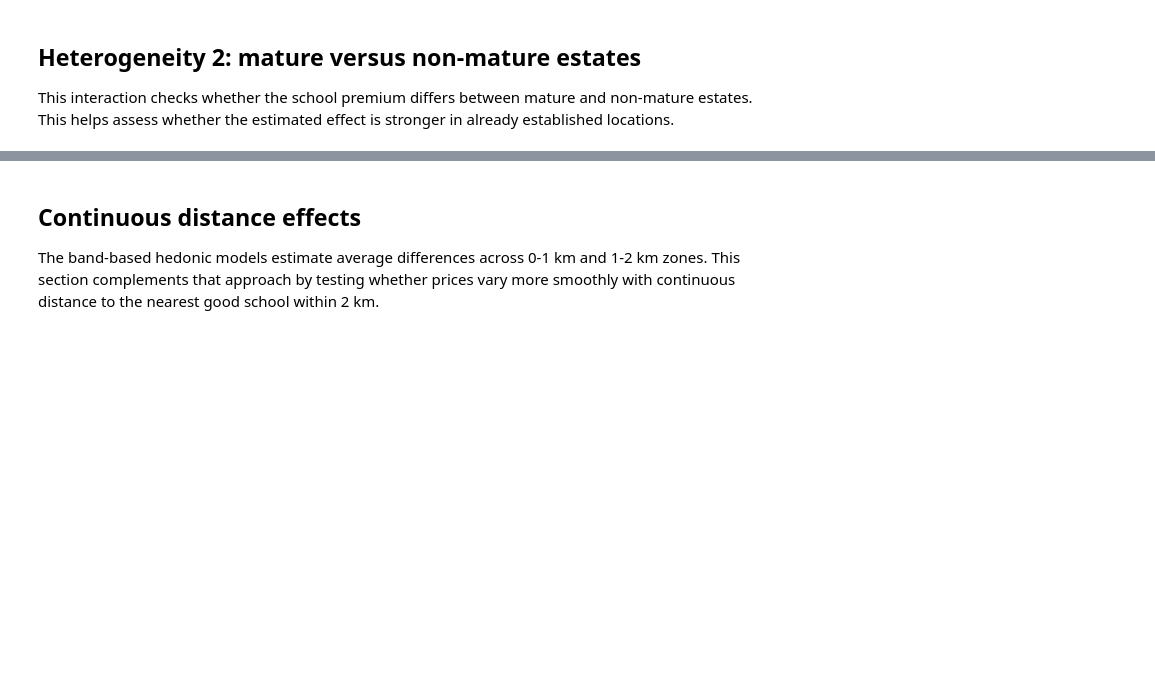
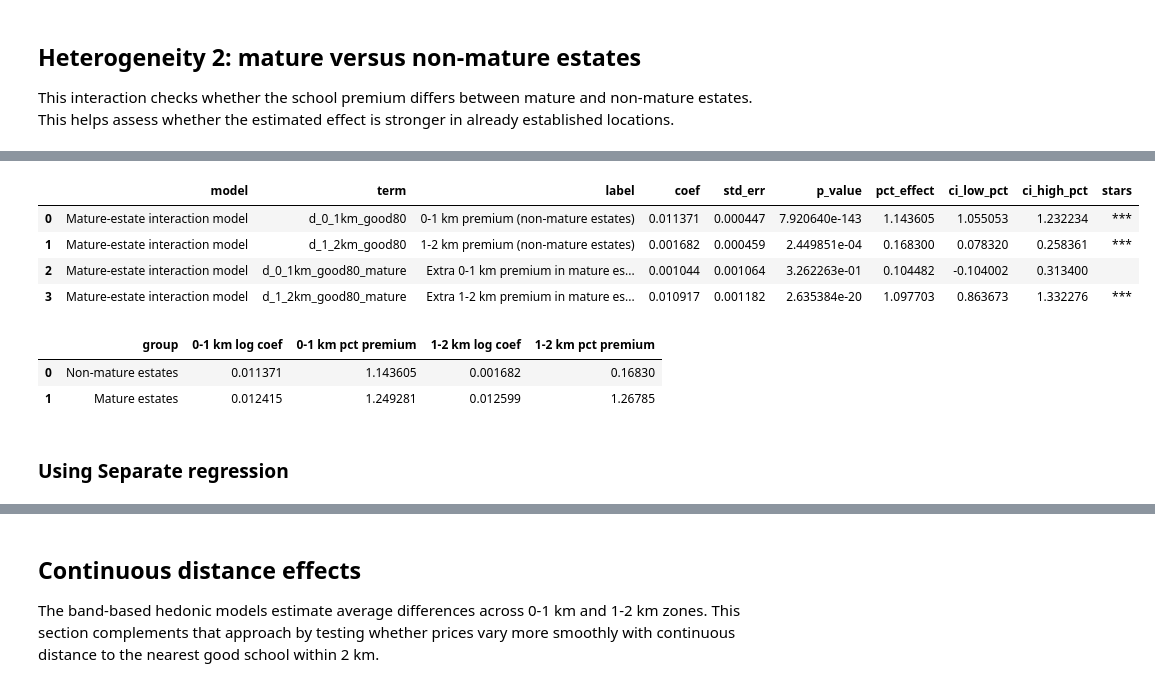
Before and after one commit to KeaganLai/DSA4264-Public-Policy-and-Society, a Jupyter notebook: src/hedonic.ipynb, the cells around one changed output, grey strips where cells are left out. Cells and saved outputs as stored; diff of their text form; code cells hidden in the pictures; blank space fills up the shorter version.

Commit message:
Interaction effects

```diff
--- a/src/hedonic.ipynb
+++ b/src/hedonic.ipynb
@@ -780,3 +843,62 @@ This interaction checks whether the school premium differs between mature and no
+# %%
+# ============================================================
+# Summarise mature-estate interaction results
+# ============================================================
+
+interaction_results_mature = summarize_terms(
+    model_mature_interaction,
+    mature_interaction_terms,
+    "Mature-estate interaction model"
+)
+
+interaction_results_mature["label"] = interaction_results_mature["term"].replace({
+    MAIN_SCHOOL_VAR: "0-1 km premium (non-mature estates)",
+    SECONDARY_SCHOOL_VAR: "1-2 km premium (non-mature estates)",
+    f"{MAIN_SCHOOL_VAR}_mature": "Extra 0-1 km premium in mature estates",
+    f"{SECONDARY_SCHOOL_VAR}_mature": "Extra 1-2 km premium in mature estates",
+})
+
+interaction_results_mature = add_ci_columns(interaction_results_mature)
+
+interaction_results_mature[[
+    "model", "term", "label", "coef", "std_err", "p_value",
+    "pct_effect", "ci_low_pct", "ci_high_pct", "stars"
+]]
+# %% [output]
+|  | model | term | label | coef | std_err | p_value | pct_effect | ci_low_pct | ci_high_pct | stars |
+| 0 | Mature-estate interaction model | d_0_1km_good80 | 0-1 km premium (non-mature estates) | 0.011371 | 0.000447 | 7.920640e-143 | 1.143605 | 1.055053 | 1.232234 | *** |
+| 1 | Mature-estate interaction model | d_1_2km_good80 | 1-2 km premium (non-mature estates) | 0.001682 | 0.000459 | 2.449851e-04 | 0.168300 | 0.078320 | 0.258361 | *** |
+| 2 | Mature-estate interaction model | d_0_1km_good80_mature | Extra 0-1 km premium in mature es... | 0.001044 | 0.001064 | 3.262263e-01 | 0.104482 | -0.104002 | 0.313400 |  |
+| 3 | Mature-estate interaction model | d_1_2km_good80_mature | Extra 1-2 km premium in mature es... | 0.010917 | 0.001182 | 2.635384e-20 | 1.097703 | 0.863673 | 1.332276 | *** |
+# %%
+# ============================================================
+# Compute implied premiums for mature vs non-mature estates
+# ============================================================
+
+b_non_01 = model_mature_interaction.params[MAIN_SCHOOL_VAR]
+b_non_12 = model_mature_interaction.params[SECONDARY_SCHOOL_VAR]
+
+b_diff_01 = model_mature_interaction.params[f"{MAIN_SCHOOL_VAR}_mature"]
+b_diff_12 = model_mature_interaction.params[f"{SECONDARY_SCHOOL_VAR}_mature"]
+
+b_mat_01 = b_non_01 + b_diff_01
+b_mat_12 = b_non_12 + b_diff_12
+
+premium_compare = pd.DataFrame({
+    "group": ["Non-mature estates", "Mature estates"],
+    "0-1 km log coef": [b_non_01, b_mat_01],
+    "0-1 km pct premium": [pct_effect(b_non_01), pct_effect(b_mat_01)],
+    "1-2 km log coef": [b_non_12, b_mat_12],
+    "1-2 km pct premium": [pct_effect(b_non_12), pct_effect(b_mat_12)],
+})
+
+premium_compare
+# %% [output]
+|  | group | 0-1 km log coef | 0-1 km pct premium | 1-2 km log coef | 1-2 km pct premium |
+| 0 | Non-mature estates | 0.011371 | 1.143605 | 0.001682 | 0.16830 |
+| 1 | Mature estates | 0.012415 | 1.249281 | 0.012599 | 1.26785 |
+# %% [markdown]
+### Using Separate regression
 # %%
 mature_df = reg_df[reg_df["mature_estate"] == 1].copy()
 non_mature_df = reg_df[reg_df["mature_estate"] == 0].copy()
```
Also changed, not shown: parts of 8 cells of this notebook.
